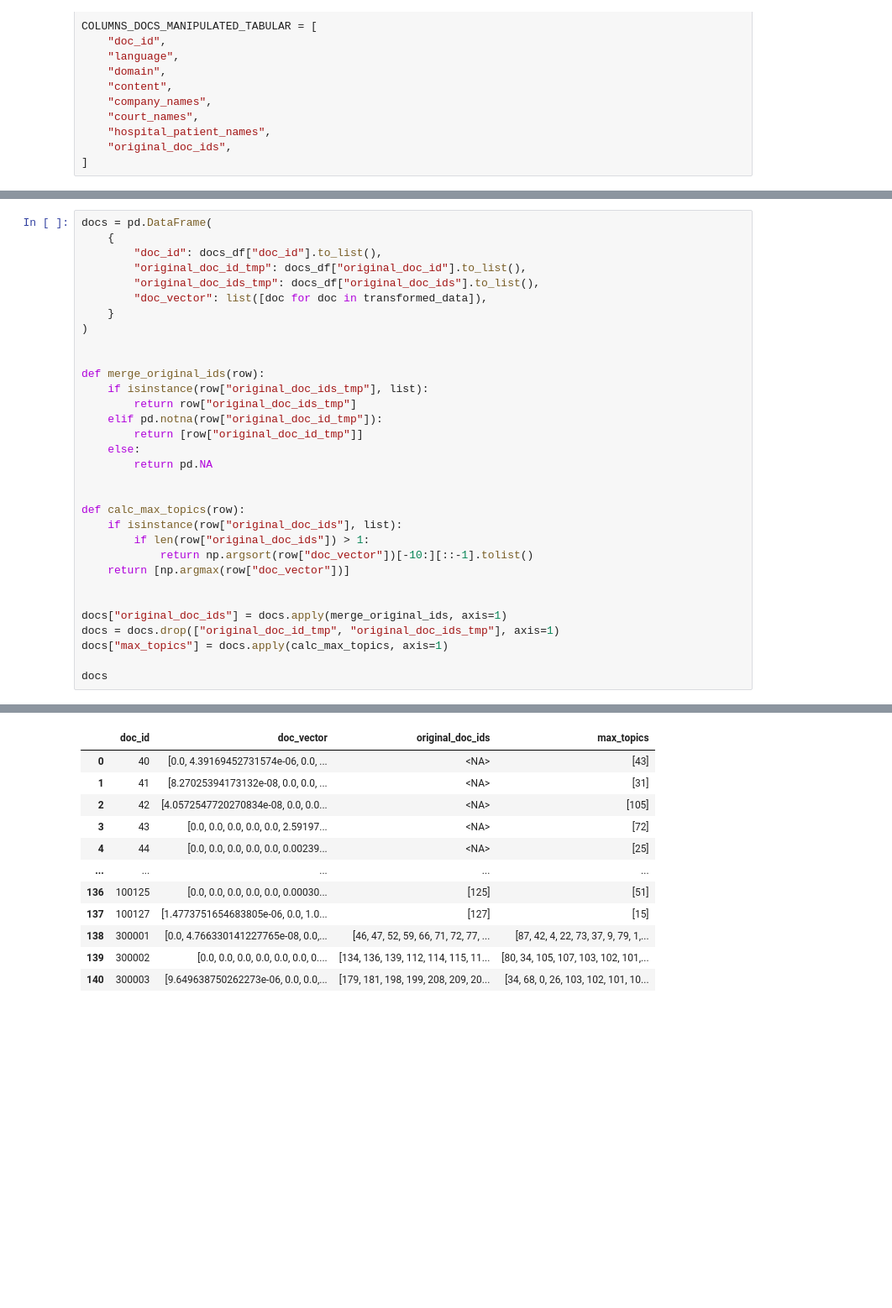
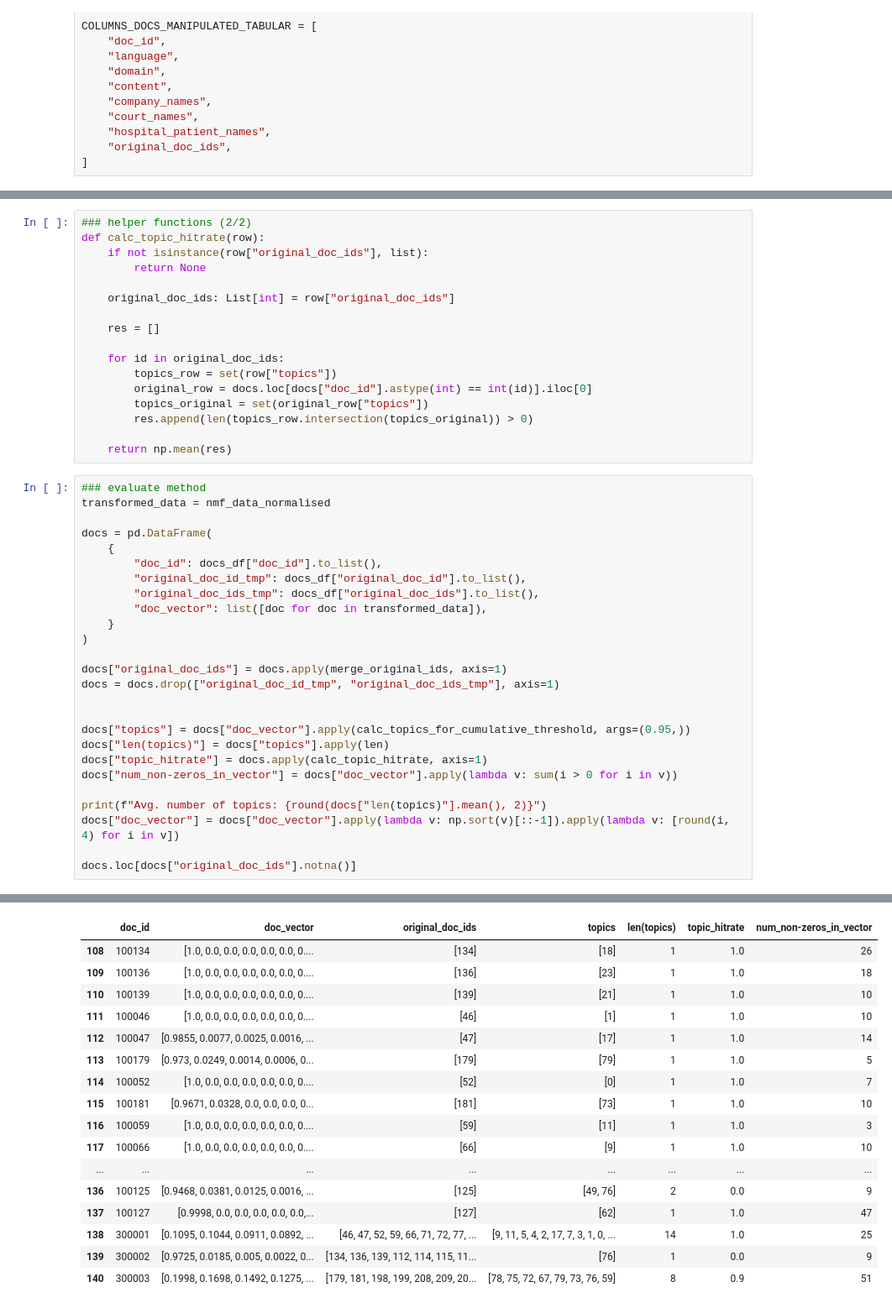
Before and after one commit to leon-me/ma, a Jupyter notebook: topic_modeling.ipynb, the cells around one changed output, grey strips where cells are left out. Shown: that part at 84% size. Drawn from its saved outputs; the diff is of its cells as text; blank space fills up the shorter version.

```diff
--- a/topic_modeling.ipynb
+++ b/topic_modeling.ipynb
@@ -75,4 +241,24 @@ Size of vocabulary: 6791
+# %%
+### helper functions (2/2)
+def calc_topic_hitrate(row):
+    if not isinstance(row["original_doc_ids"], list):
+        return None
+
+    original_doc_ids: List[int] = row["original_doc_ids"]
+
+    res = []
+
+    for id in original_doc_ids:
+        topics_row = set(row["topics"])
+        original_row = docs.loc[docs["doc_id"].astype(int) == int(id)].iloc[0]
+        topics_original = set(original_row["topics"])
+        res.append(len(topics_row.intersection(topics_original)) > 0)
+
+    return np.mean(res)
 # %%
+### evaluate method
+transformed_data = nmf_data_normalised
+
 docs = pd.DataFrame(
     {
         "doc_id": docs_df["doc_id"].to_list(),
@@ -82,26 +268,17 @@ docs = pd.DataFrame(
     }
 )
 
-
-def merge_original_ids(row):
-    if isinstance(row["original_doc_ids_tmp"], list):
-        return row["original_doc_ids_tmp"]
-    elif pd.notna(row["original_doc_id_tmp"]):
-        return [row["original_doc_id_tmp"]]
-    else:
-        return pd.NA
+docs["original_doc_ids"] = docs.apply(merge_original_ids, axis=1)
+docs = docs.drop(["original_doc_id_tmp", "original_doc_ids_tmp"], axis=1)
 
 
-def calc_max_topics(row):
-    if isinstance(row["original_doc_ids"], list):
-        if len(row["original_doc_ids"]) > 1:
-            return np.argsort(row["doc_vector"])[-10:][::-1].tolist()
-    return [np.argmax(row["doc_vector"])]
+docs["topics"] = docs["doc_vector"].apply(calc_topics_for_cumulative_threshold, args=(0.95,))
+docs["len(topics)"] = docs["topics"].apply(len)
+docs["topic_hitrate"] = docs.apply(calc_topic_hitrate, axis=1)
+docs["num_non-zeros_in_vector"] = docs["doc_vector"].apply(lambda v: sum(i > 0 for i in v))
 
+print(f"Avg. number of topics: {round(docs["len(topics)"].mean(), 2)}")
+docs["doc_vector"] = docs["doc_vector"].apply(lambda v: np.sort(v)[::-1]).apply(lambda v: [round(i, 4) for i in v])
 
-docs["original_doc_ids"] = docs.apply(merge_original_ids, axis=1)
-docs = docs.drop(["original_doc_id_tmp", "original_doc_ids_tmp"], axis=1)
-docs["max_topics"] = docs.apply(calc_max_topics, axis=1)
-
-docs
+docs.loc[docs["original_doc_ids"].notna()]
 # %% [output]
@@ -108,12 +286,17 @@ docs
-|  | doc_id | doc_vector | original_doc_ids | max_topics |
-| 0 | 40 | [0.0, 4.39169452731574e-06, 0.0, ... | <NA> | [43] |
-| 1 | 41 | [8.27025394173132e-08, 0.0, 0.0, ... | <NA> | [31] |
-| 2 | 42 | [4.0572547720270834e-08, 0.0, 0.0... | <NA> | [105] |
-| 3 | 43 | [0.0, 0.0, 0.0, 0.0, 0.0, 2.59197... | <NA> | [72] |
-| 4 | 44 | [0.0, 0.0, 0.0, 0.0, 0.0, 0.00239... | <NA> | [25] |
-| ... | ... | ... | ... | ... |
-| 136 | 100125 | [0.0, 0.0, 0.0, 0.0, 0.0, 0.00030... | [125] | [51] |
-| 137 | 100127 | [1.4773751654683805e-06, 0.0, 1.0... | [127] | [15] |
-| 138 | 300001 | [0.0, 4.766330141227765e-08, 0.0,... | [46, 47, 52, 59, 66, 71, 72, 77, ... | [87, 42, 4, 22, 73, 37, 9, 79, 1,... |
-| 139 | 300002 | [0.0, 0.0, 0.0, 0.0, 0.0, 0.0, 0.... | [134, 136, 139, 112, 114, 115, 11... | [80, 34, 105, 107, 103, 102, 101,... |
-| 140 | 300003 | [9.649638750262273e-06, 0.0, 0.0,... | [179, 181, 198, 199, 208, 209, 20... | [34, 68, 0, 26, 103, 102, 101, 10... |
+|  | doc_id | doc_vector | original_doc_ids | topics | len(topics) | topic_hitrate | num_non-zeros_in_vector |
+| 108 | 100134 | [1.0, 0.0, 0.0, 0.0, 0.0, 0.0, 0.... | [134] | [18] | 1 | 1.0 | 26 |
+| 109 | 100136 | [1.0, 0.0, 0.0, 0.0, 0.0, 0.0, 0.... | [136] | [23] | 1 | 1.0 | 18 |
+| 110 | 100139 | [1.0, 0.0, 0.0, 0.0, 0.0, 0.0, 0.... | [139] | [21] | 1 | 1.0 | 10 |
+| 111 | 100046 | [1.0, 0.0, 0.0, 0.0, 0.0, 0.0, 0.... | [46] | [1] | 1 | 1.0 | 10 |
+| 112 | 100047 | [0.9855, 0.0077, 0.0025, 0.0016, ... | [47] | [17] | 1 | 1.0 | 14 |
+| 113 | 100179 | [0.973, 0.0249, 0.0014, 0.0006, 0... | [179] | [79] | 1 | 1.0 | 5 |
+| 114 | 100052 | [1.0, 0.0, 0.0, 0.0, 0.0, 0.0, 0.... | [52] | [0] | 1 | 1.0 | 7 |
+| 115 | 100181 | [0.9671, 0.0328, 0.0, 0.0, 0.0, 0... | [181] | [73] | 1 | 1.0 | 10 |
+| 116 | 100059 | [1.0, 0.0, 0.0, 0.0, 0.0, 0.0, 0.... | [59] | [11] | 1 | 1.0 | 3 |
+| 117 | 100066 | [1.0, 0.0, 0.0, 0.0, 0.0, 0.0, 0.... | [66] | [9] | 1 | 1.0 | 10 |
+| ... | ... | ... | ... | ... | ... | ... | ... |
+| 136 | 100125 | [0.9468, 0.0381, 0.0125, 0.0016, ... | [125] | [49, 76] | 2 | 0.0 | 9 |
+| 137 | 100127 | [0.9998, 0.0, 0.0, 0.0, 0.0, 0.0,... | [127] | [62] | 1 | 1.0 | 47 |
+| 138 | 300001 | [0.1095, 0.1044, 0.0911, 0.0892, ... | [46, 47, 52, 59, 66, 71, 72, 77, ... | [9, 11, 5, 4, 2, 17, 7, 3, 1, 0, ... | 14 | 1.0 | 25 |
+| 139 | 300002 | [0.9725, 0.0185, 0.005, 0.0022, 0... | [134, 136, 139, 112, 114, 115, 11... | [76] | 1 | 0.0 | 9 |
+| 140 | 300003 | [0.1998, 0.1698, 0.1492, 0.1275, ... | [179, 181, 198, 199, 208, 209, 20... | [78, 75, 72, 67, 79, 73, 76, 59] | 8 | 0.9 | 51 |
```
Also changed, not shown: parts of 14 cells of this notebook, 13 other files.
